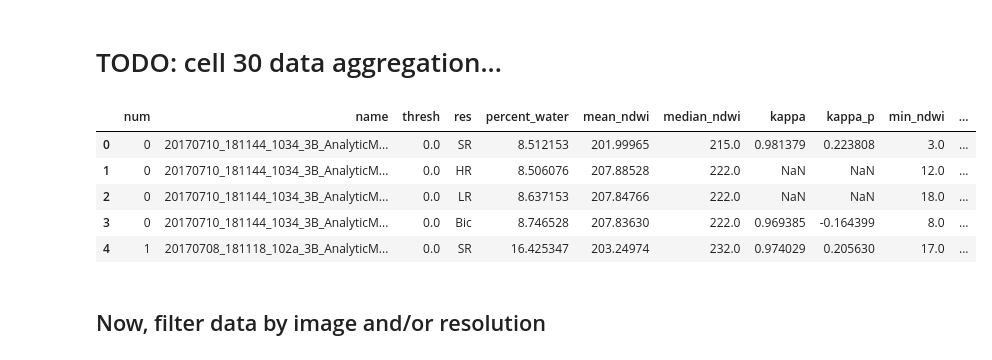
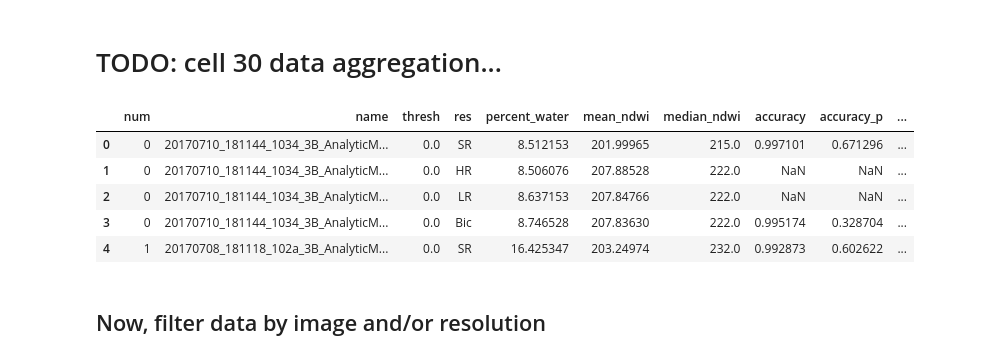
Before and after one commit to elezine/pixel-smasher, a Jupyter notebook: old_BasicSR/codes/notebooks/analysis_plots_v2.ipynb, the cells around one changed output. Drawn from its saved outputs; the diff is of its cells as text; code cells hidden in the pictures.

```diff
--- a/old_BasicSR/codes/notebooks/analysis_plots_v2.ipynb
+++ b/old_BasicSR/codes/notebooks/analysis_plots_v2.ipynb
@@ -15,20 +15,21 @@ pd.options.display.max_columns = 60
 # %%
 # data_pth='/mnt/g/Planet/project_data/classification_stats_x4_400000_global_valid_mod.csv'
 # data_pth='/mnt/g/Planet/project_data/classification_stats_x4_400000_shield2_hold_mod_first2k.csv'
 # data_pth='/mnt/g/Planet/project_data/classification_stats_x10_local-masked_400000_tmp_1k.csv'
-data_pth='/home/ethan_kyzivat/code/pixel-smasher/classification_stats_x10_local-masked_400000_save.csv'
+# data_pth='/home/ethan_kyzivat/code/pixel-smasher/classification_stats_x10_local-masked_400000_save.csv'
+data_pth='/home/ethan_kyzivat/code/pixel-smasher/classification_stats_x10_local-masked_400000_OA_OA_p.csv'
 
 plots_dir='/data_dir/other/figs'
 data=pd.read_csv(data_pth)
 del data['Unnamed: 0']
 data.head()
 # %% [output]
-|  | num | name | thresh | res | percent_water | mean_ndwi | median_ndwi | kappa | kappa_p | min_ndwi | ... |
-| 0 | 0 | 20170710_181144_1034_3B_AnalyticM... | 0.0 | SR | 8.512153 | 201.99965 | 215.0 | 0.981379 | 0.223808 | 3.0 | ... |
-| 1 | 0 | 20170710_181144_1034_3B_AnalyticM... | 0.0 | HR | 8.506076 | 207.88528 | 222.0 | NaN | NaN | 12.0 | ... |
-| 2 | 0 | 20170710_181144_1034_3B_AnalyticM... | 0.0 | LR | 8.637153 | 207.84766 | 222.0 | NaN | NaN | 18.0 | ... |
-| 3 | 0 | 20170710_181144_1034_3B_AnalyticM... | 0.0 | Bic | 8.746528 | 207.83630 | 222.0 | 0.969385 | -0.164399 | 8.0 | ... |
-| 4 | 1 | 20170708_181118_102a_3B_AnalyticM... | 0.0 | SR | 16.425347 | 203.24974 | 232.0 | 0.974029 | 0.205630 | 17.0 | ... |
+|  | num | name | thresh | res | percent_water | mean_ndwi | median_ndwi | accuracy | accuracy_p | ... |
+| 0 | 0 | 20170710_181144_1034_3B_AnalyticM... | 0.0 | SR | 8.512153 | 201.99965 | 215.0 | 0.997101 | 0.671296 | ... |
+| 1 | 0 | 20170710_181144_1034_3B_AnalyticM... | 0.0 | HR | 8.506076 | 207.88528 | 222.0 | NaN | NaN | ... |
+| 2 | 0 | 20170710_181144_1034_3B_AnalyticM... | 0.0 | LR | 8.637153 | 207.84766 | 222.0 | NaN | NaN | ... |
+| 3 | 0 | 20170710_181144_1034_3B_AnalyticM... | 0.0 | Bic | 8.746528 | 207.83630 | 222.0 | 0.995174 | 0.328704 | ... |
+| 4 | 1 | 20170708_181118_102a_3B_AnalyticM... | 0.0 | SR | 16.425347 | 203.24974 | 232.0 | 0.992873 | 0.602622 | ... |
 # %% [markdown]
 ## Now, filter data by image and/or resolution
 # %%
```
Also changed, not shown: parts of 15 cells of this notebook.
